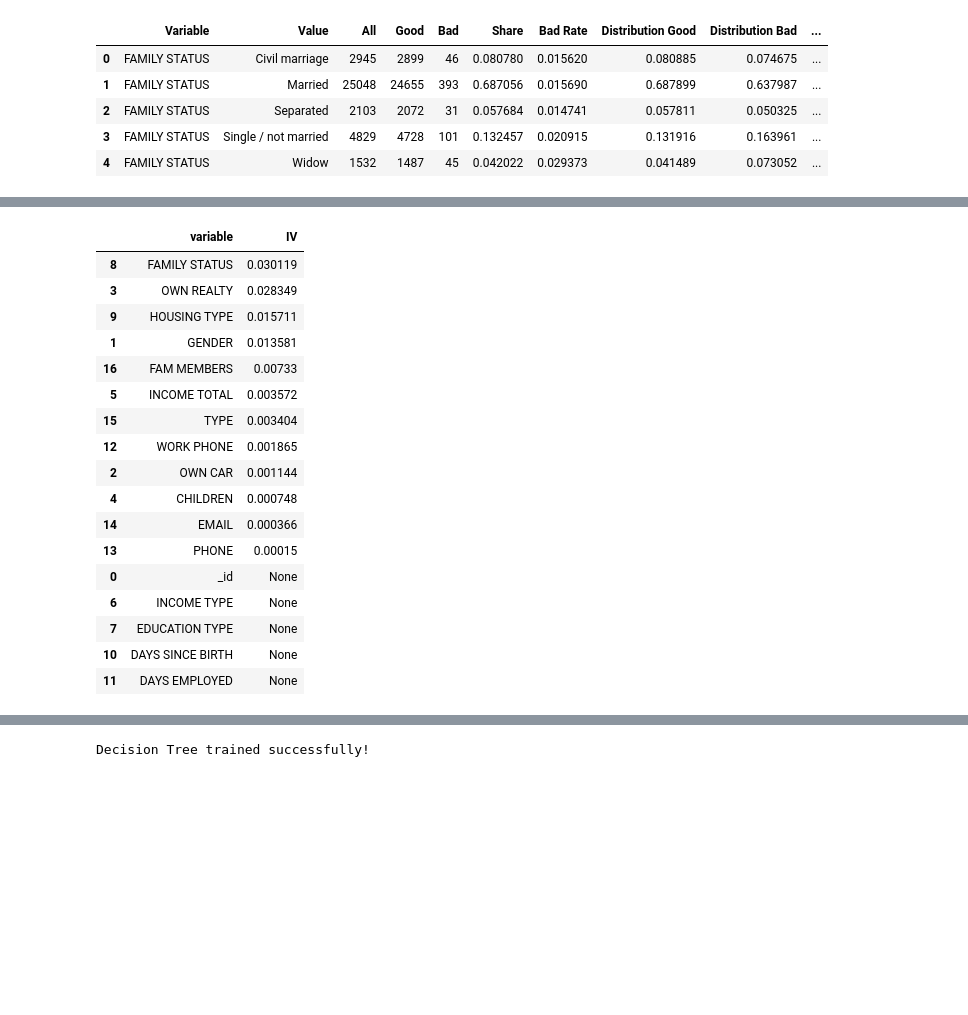
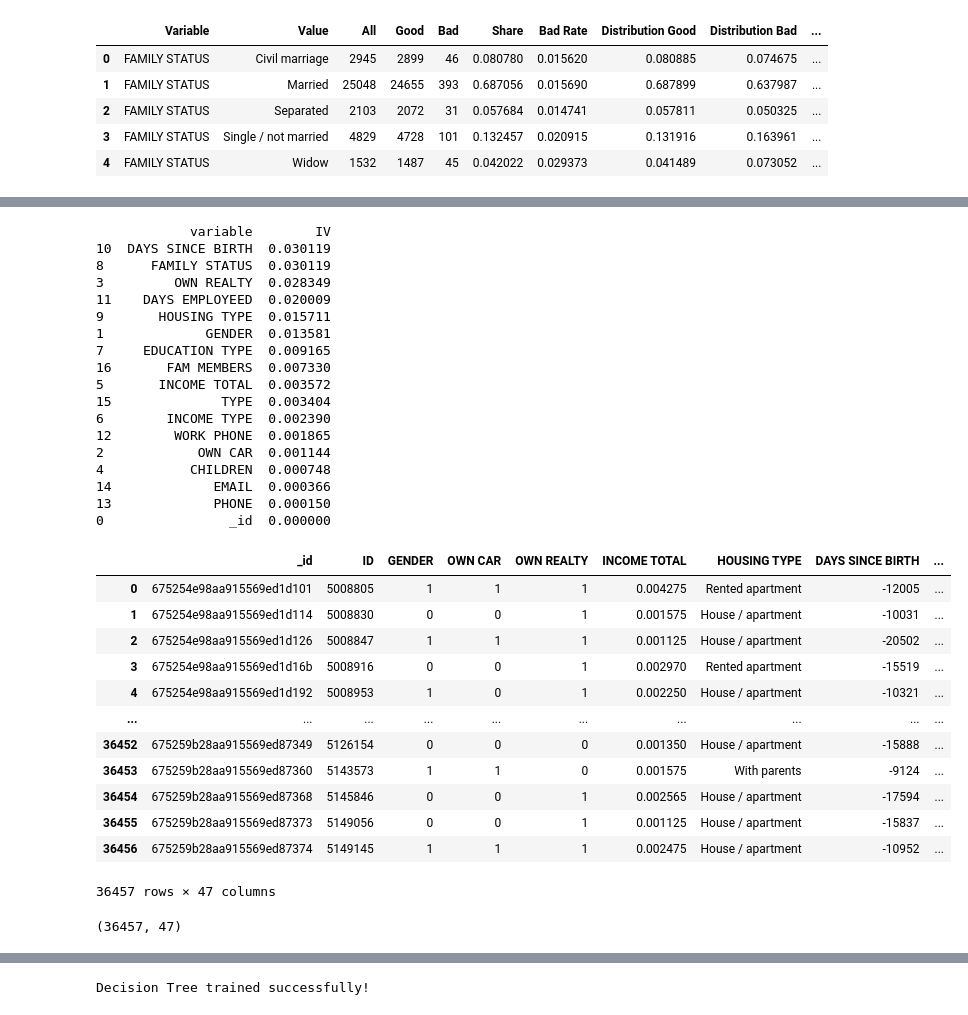
Before and after one commit to lsunley/Project4-ML, a Jupyter notebook: application_notebook.ipynb, the cells around one changed output, grey strips where cells are left out. Cells and saved outputs as stored; diff of their text form; code cells hidden in the pictures; blank space fills up the shorter version.

```diff
--- a/application_notebook.ipynb
+++ b/application_notebook.ipynb
@@ -1058,27 +1057,52 @@ Index(['_id', 'ID', 'GENDER', 'OWN CAR', 'OWN REALTY', 'INCOME TOTAL',
 # %%
 ivtable['IV'] = ivtable['IV'].fillna(0)
 # %%
-ivtable=ivtable.sort_values(by='IV',ascending=False)
-ivtable.loc[ivtable['variable']=='DAYS_BIRTH','variable']='agegp'
-ivtable.loc[ivtable['variable']=='DAYS_EMPLOYED','variable']='worktmgp'
-ivtable.loc[ivtable['variable']=='inc','variable']='incgp'
-ivtable
+# Rename variables in ivtable
+ivtable.loc[ivtable['variable'] == 'DAYS SINCE BIRTH', 'IV'] = iv
+ivtable.loc[ivtable['variable'] == 'DAYS EMPLOYED', 'variable'] = 'DAYS EMPLOYEED'
+ivtable.loc[ivtable['variable'] == 'inc', 'variable'] = 'incgp'
+
+# Sort ivtable by IV
+ivtable = ivtable.sort_values(by='IV', ascending=False)
+
+# Verify ivtable
+print(ivtable)
 # %% [output]
-|  | variable | IV |
-| 8 | FAMILY STATUS | 0.030119 |
-| 3 | OWN REALTY | 0.028349 |
-| 9 | HOUSING TYPE | 0.015711 |
-| 1 | GENDER | 0.013581 |
-| 16 | FAM MEMBERS | 0.00733 |
-| 5 | INCOME TOTAL | 0.003572 |
-| 15 | TYPE | 0.003404 |
-| 12 | WORK PHONE | 0.001865 |
-| 2 | OWN CAR | 0.001144 |
-| 4 | CHILDREN | 0.000748 |
-| 14 | EMAIL | 0.000366 |
-| 13 | PHONE | 0.00015 |
-| 0 | _id | None |
-| 6 | INCOME TYPE | None |
-| 7 | EDUCATION TYPE | None |
-| 10 | DAYS SINCE BIRTH | None |
-| 11 | DAYS EMPLOYED | None |
+            variable        IV
+10  DAYS SINCE BIRTH  0.030119
+8      FAMILY STATUS  0.030119
+3         OWN REALTY  0.028349
+11    DAYS EMPLOYEED  0.020009
+9       HOUSING TYPE  0.015711
+1             GENDER  0.013581
+7     EDUCATION TYPE  0.009165
+16       FAM MEMBERS  0.007330
+5       INCOME TOTAL  0.003572
+15              TYPE  0.003404
+6        INCOME TYPE  0.002390
+12        WORK PHONE  0.001865
+2            OWN CAR  0.001144
+4           CHILDREN  0.000748
+14             EMAIL  0.000366
+13             PHONE  0.000150
+0                _id  0.000000
+# %%
+new_data
+# %% [output]
+|  | _id | ID | GENDER | OWN CAR | OWN REALTY | INCOME TOTAL | HOUSING TYPE | DAYS SINCE BIRTH | ... |
+| 0 | 675254e98aa915569ed1d101 | 5008805 | 1 | 1 | 1 | 0.004275 | Rented apartment | -12005 | ... |
+| 1 | 675254e98aa915569ed1d114 | 5008830 | 0 | 0 | 1 | 0.001575 | House / apartment | -10031 | ... |
+| 2 | 675254e98aa915569ed1d126 | 5008847 | 1 | 1 | 1 | 0.001125 | House / apartment | -20502 | ... |
+| 3 | 675254e98aa915569ed1d16b | 5008916 | 0 | 0 | 1 | 0.002970 | Rented apartment | -15519 | ... |
+| 4 | 675254e98aa915569ed1d192 | 5008953 | 1 | 0 | 1 | 0.002250 | House / apartment | -10321 | ... |
+| ... | ... | ... | ... | ... | ... | ... | ... | ... | ... |
+| 36452 | 675259b28aa915569ed87349 | 5126154 | 0 | 0 | 0 | 0.001350 | House / apartment | -15888 | ... |
+| 36453 | 675259b28aa915569ed87360 | 5143573 | 1 | 1 | 0 | 0.001575 | With parents | -9124 | ... |
+| 36454 | 675259b28aa915569ed87368 | 5145846 | 0 | 0 | 1 | 0.002565 | House / apartment | -17594 | ... |
+| 36455 | 675259b28aa915569ed87373 | 5149056 | 0 | 0 | 1 | 0.001125 | House / apartment | -15837 | ... |
+| 36456 | 675259b28aa915569ed87374 | 5149145 | 1 | 1 | 1 | 0.002475 | House / apartment | -10952 | ... |
+36457 rows × 47 columns
+# %%
+new_data.shape
+# %% [output]
+(36457, 47)
```
Also changed, not shown: parts of 44 cells of this notebook.
